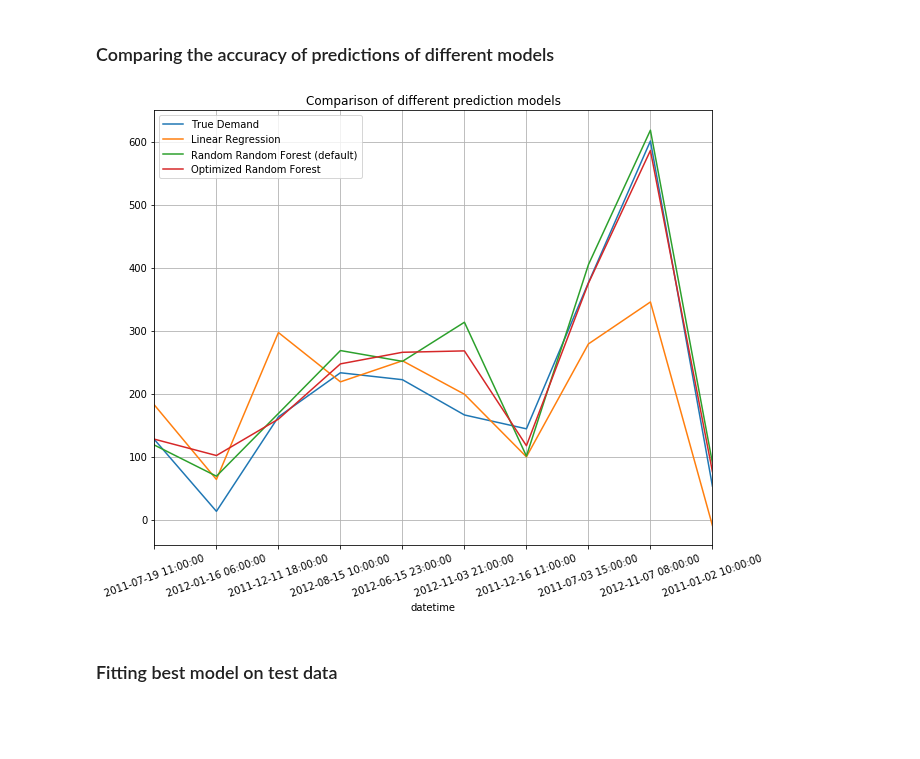
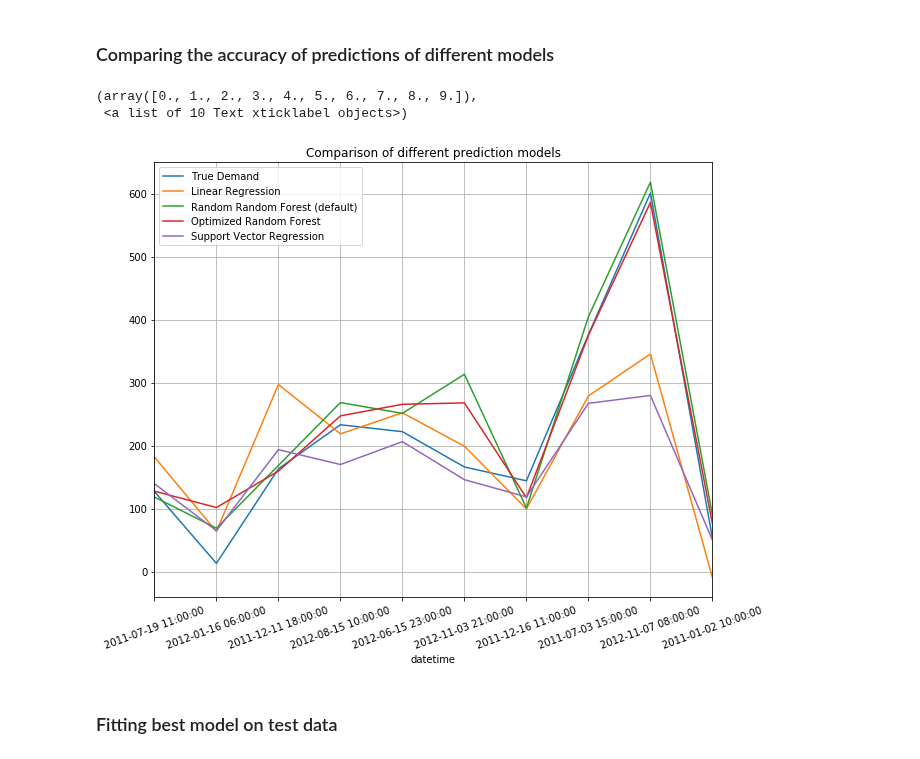
Before and after one commit to xaverdorner/bike_share_demand_forecast, a Jupyter notebook: bike_share_prediction_models.ipynb, the cells around one changed output. Cells and saved outputs as stored; diff of their text form; code cells hidden in the pictures; blank space fills up the shorter version.

Commit message:
added support vector regression to notebook

```diff
--- a/bike_share_prediction_models.ipynb
+++ b/bike_share_prediction_models.ipynb
@@ -143,0 +146,4 @@ def model_fitter(model, trainset, target, testset):
+# %%
+y_supvec_default = model_fitter(supvec_model, X_eng, y_train, Xtest_eng)
+
+y_supvec_default
@@ -212,19 +221,22 @@ mean_squared_log_error(y_test, y_bestforest)
 # %%
 # plotting predicted values against 'y_test'
 
 plot_frame = pd.DataFrame({'True Demand': y_test,
                            'Linear Regression': y_lin_default,
                            'Random Random Forest (default)': y_for_default,
-                          'Optimized Random Forest': y_bestforest})
+                          'Optimized Random Forest': y_bestforest,
+                          'Support Vector Regression': y_supvec_default})
 
 #plt.figure(figsize=(10,8))
 plot_frame.iloc[:10].plot(figsize=(10,8))
 plt.title('Comparison of different prediction models')
 plt.grid()
 plt.xticks(rotation=20)
-plt.savefig('bike_prediction_comparison.png')
+#plt.savefig('bike_prediction_comparison.png')
 # %% [output]
+(array([0., 1., 2., 3., 4., 5., 6., 7., 8., 9.]),
+ <a list of 10 Text xticklabel objects>)
-[figure, old version]
+[figure, new version]
 # %% [markdown]
 ### Fitting best model on test data
 # %%
```
Also changed, not shown: parts of 3 cells of this notebook.
